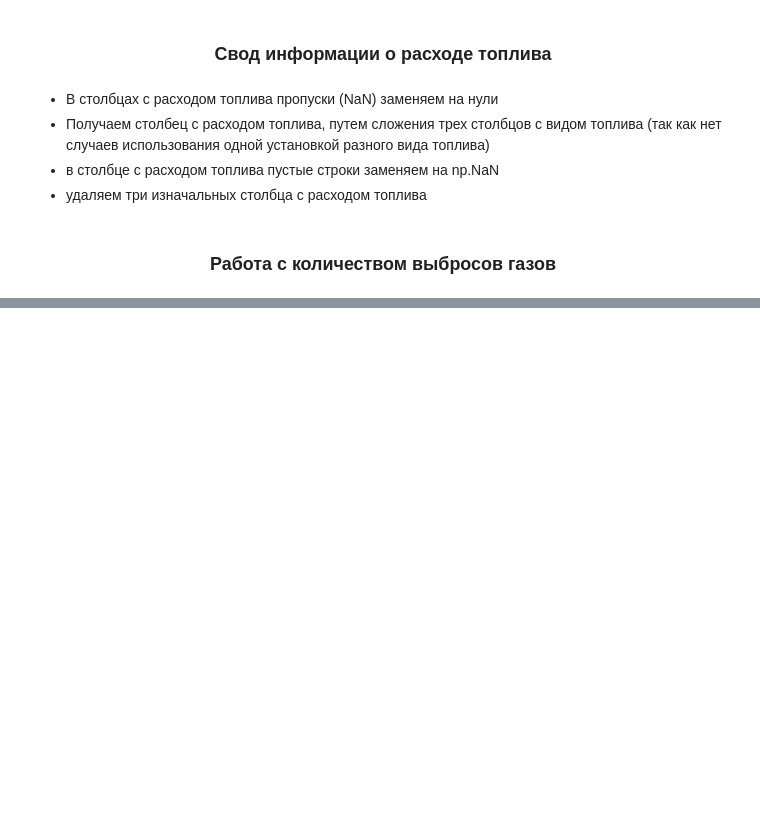
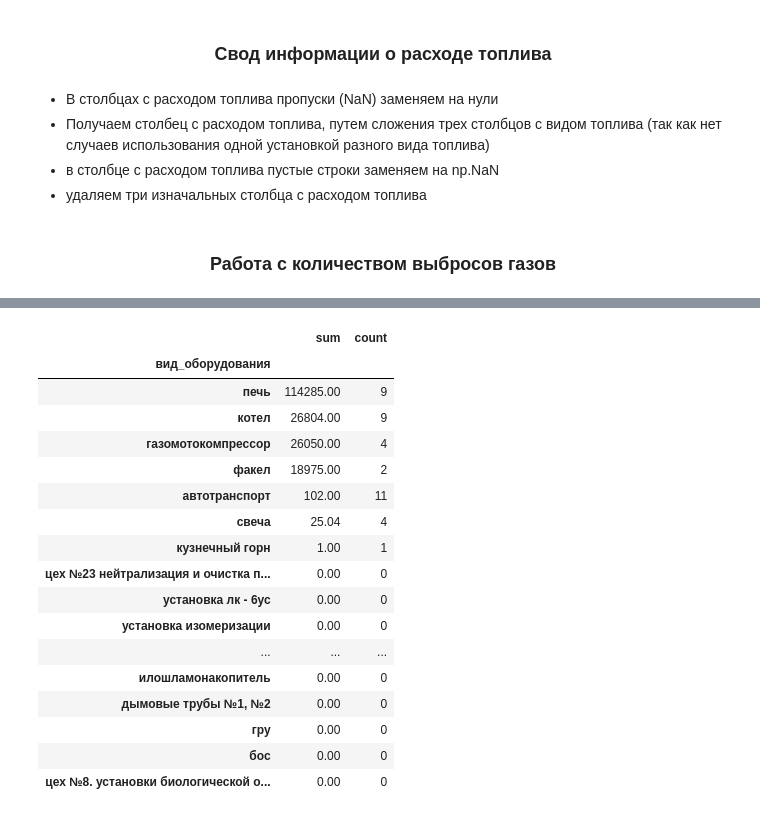
Before and after one commit to AndreiDS63/sf_data_science, a Jupyter notebook: GreenDesign/inv_analysis.ipynb, the cells around one changed output, grey strips where cells are left out. Cells and saved outputs as stored; diff of their text form; code cells hidden in the pictures; blank space fills up the shorter version.

```diff
--- a/GreenDesign/inv_analysis.ipynb
+++ b/GreenDesign/inv_analysis.ipynb
@@ -396,2 +495,26 @@ df.head()
+# %%
+# Смотрим выбросы ПГ
+df.groupby(by=['вид_оборудования'])['количество_выбросов_пг_с_пгп_т_год'].\
+    agg(['sum', 'count']).\
+    sort_values(by=['sum'], ascending=[False])
+# %% [output]
+|  | sum | count |
+| вид_оборудования |  |  |
+| печь | 114285.00 | 9 |
+| котел | 26804.00 | 9 |
+| газомотокомпрессор | 26050.00 | 4 |
+| факел | 18975.00 | 2 |
+| автотранспорт | 102.00 | 11 |
+| свеча | 25.04 | 4 |
+| кузнечный горн | 1.00 | 1 |
+| цех №23 нейтрализация и очистка п... | 0.00 | 0 |
+| установка лк - 6ус | 0.00 | 0 |
+| установка изомеризации | 0.00 | 0 |
+| ... | ... | ... |
+| илошламонакопитель | 0.00 | 0 |
+| дымовые трубы №1, №2 | 0.00 | 0 |
+| гру | 0.00 | 0 |
+| бос | 0.00 | 0 |
+| цех №8. установки биологической о... | 0.00 | 0 |
 # %%
 df.to_excel('D:/documents/1_projects/GreenDesign/Инвентаризация/modif/result_1.xlsx')
```
Also changed, not shown: parts of 40 cells of this notebook.
